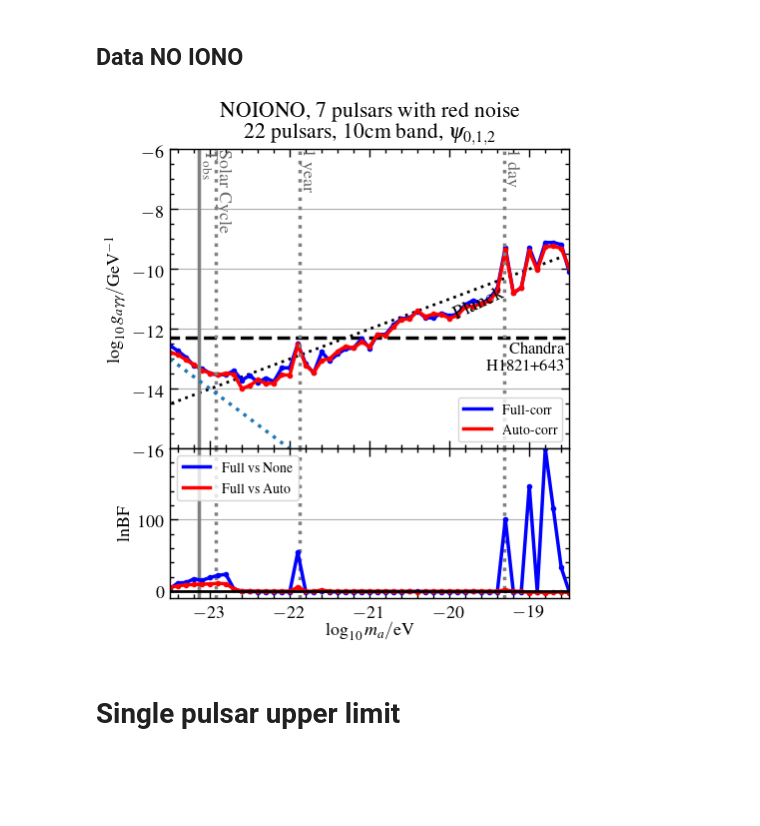
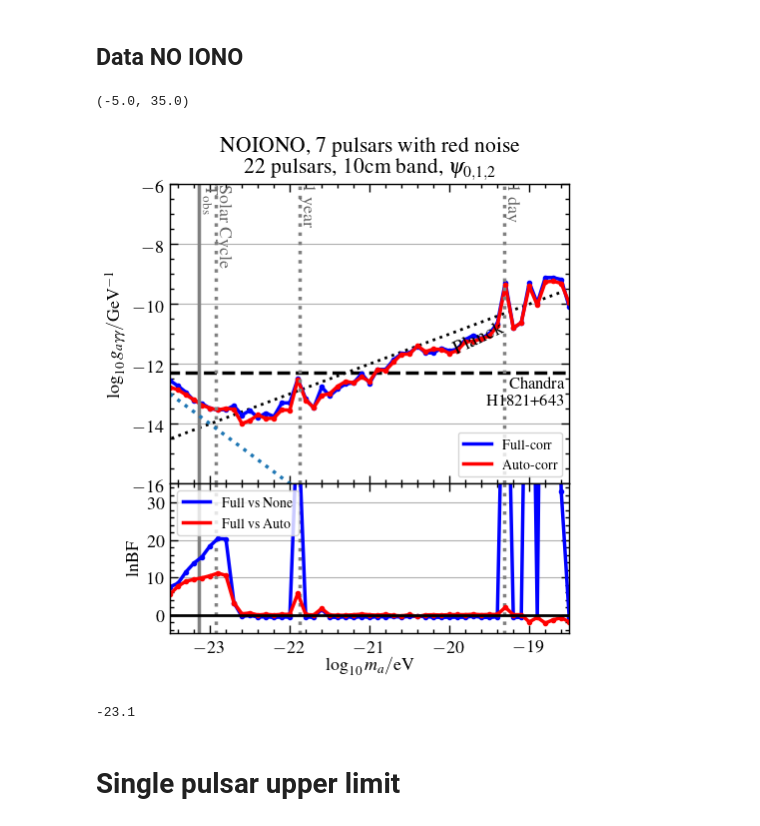
Before and after one commit to XueXiao-Physics/PPA, a Jupyter notebook: examples/Results.ipynb, the cells around one changed output. Drawn from its saved outputs; the diff is of its cells as text; code cells hidden in the pictures; blank space fills up the shorter version.

```diff
--- a/examples/Results.ipynb
+++ b/examples/Results.ipynb
@@ -299,35 +301,52 @@ lbf_nf = np.array([   inf,    inf,    inf,    inf,    inf,    inf,    inf,    in
 lbf_nf[lbf_nf==np.inf]=100
 
 
 lbf_af = np.array([ 5.514e+00,        inf,        inf,        inf,        inf,
               inf,        inf,        inf,  3.204e+00,  2.420e-01,
         4.675e-01, -6.033e-02,  1.169e-01, -4.208e-02,  1.101e-01,
         1.116e-01,  5.651e+00,  3.136e-02, -4.070e-02,  1.684e+00,
        -6.921e-02, -1.391e-01, -1.131e-01, -3.014e-03,  1.640e-01,
        -7.544e-04, -1.275e-01,  1.120e-01, -1.757e-01, -3.072e-01,
         2.883e-02, -5.002e-01, -4.159e-02, -1.394e-03, -8.341e-02,
         2.829e-02,  2.857e-02,  1.688e-02,  1.319e-01,  5.305e-03,
         8.043e-02,  7.083e-02,  1.981e+00,  9.165e-03,  1.129e-02,
        -1.935e+00, -7.284e-01, -2.233e+00, -1.357e+00, -8.105e-01,
        -1.906e+00])
-lbf_af[lbf_af==np.inf]=100
 
 
 idx = np.array([0,1,2,3,4,5,6,7,16,42,45,47,48,49])
 nn  = 13571.45
 ff  = np.array([13575.36 , 13583.17 ,13583.66 , 13588.87 , 13586.71 , 13590.65\
                  , 13593.78 , 13595.16  , 13625.74 , 13672.12 , 13718.47 , 13770.57 , 13687.93 , 13604.52])
 lbf_nf[idx] = ff - nn
 
 idx = np.array([1,2,3,4,5,6,7])
 aa = np.array([13570.06271602, 13572.99206179, 13576.93978279, 13574.44087492, 13573.43010664, 13582.1967153 , 13577.39340056])
 lbf_af[idx] = aa - nn
 
 lbf_af[[1,2,3,4,5,6,7]] = np.array([-1.399, -0.037,  0.455,  0.857,  1.409,  2.124,  1.505])+9
 
+
+lbf_nf[19] = np.log(0.5740) + 2
+lbf_af[19] = np.log(0.7099) + 2
+lbf_nf[0]  = np.log(11.3115) + 5
+lbf_nf[1]  = np.log(0.2075)  + 10
+lbf_nf[2]  = np.log(4.4028)  + 10
+lbf_nf[3]  = np.log(2.2029)  + 13
+lbf_nf[4]  = np.log(0.5888) + 16
+lbf_nf[5]  = np.log(0.5286) + 19
+lbf_nf[6]  = np.log(3.9168) + 19
+lbf_nf[7]  = np.log(3.4904) + 19
 make_bf_plot(axes[1],l10ma,lbf_af ,lbf_nf)
+
+plt.ylim(-5,35)
 # %% [output]
+(-5.0, 35.0)
-[figure, old version]
+[figure, new version]
+# %%
+l10ma[4]
+# %% [output]
+-23.1
 # %%
 crit = np.where(lbf_af>20)[0]
 np.array([crit,l10ma[crit],lbf_af[crit]]).T
```
Also changed, not shown: parts of 3 cells of this notebook.
